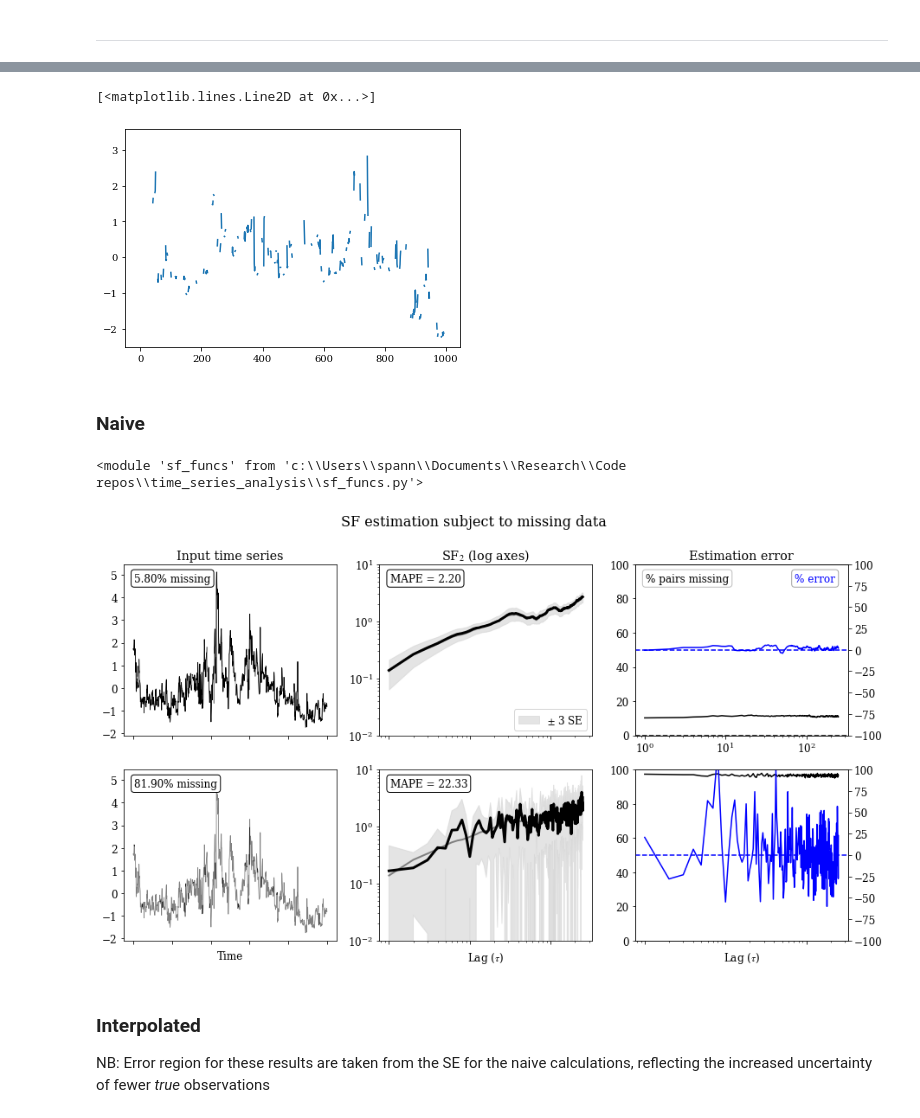
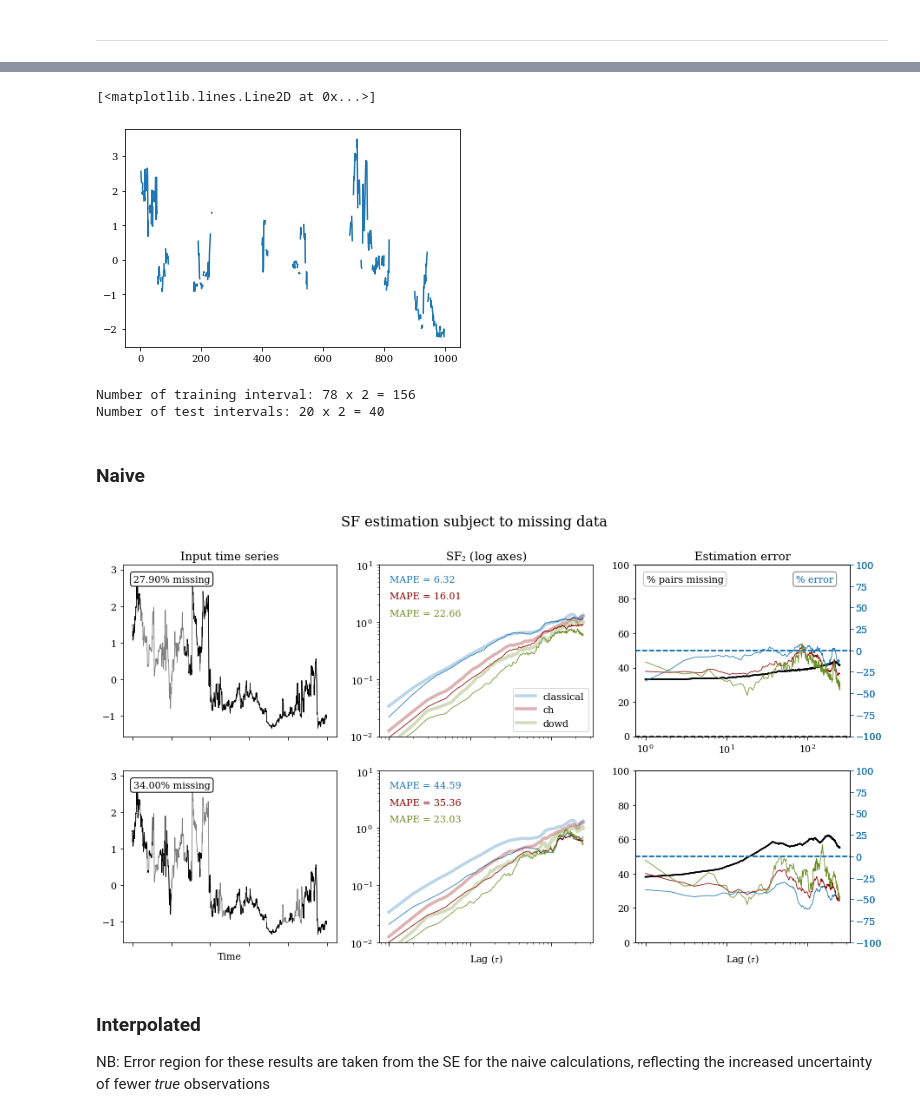
Before and after one commit to daniel-wrench/time_series_analysis, a Jupyter notebook: sf_funcs_demo.ipynb, the cells around one changed output, grey strips where cells are left out. Cells and saved outputs as stored; diff of their text form; code cells hidden in the pictures.

Commit message:
plotting multiple estimators at once, train-test split

```diff
--- a/sf_funcs_demo.ipynb
+++ b/sf_funcs_demo.ipynb
@@ -376,8 +250,8 @@ print(
 # %%
-plt.plot(all_bad_inputs_list[0][2])
+plt.plot(all_bad_inputs_list[0][1])
 # %% [output]
 [<matplotlib.lines.Line2D at 0x...>]
-[figure, old version]
+[figure, new version]
 # %%
 # Perform random train-test split
 from sklearn.model_selection import train_test_split
@@ -405,31 +279,36 @@ from sklearn.model_selection import train_test_split
     test_size=0.2,
     random_state=42,
 )
+print(
+    f"Number of training interval: {len(good_inputs_train)} x {len(bad_inputs_train[0])} = {len(good_inputs_train)*len(bad_inputs_train[0])}"
+)
+print(
+    f"Number of test intervals: {len(good_inputs_test)} x {len(bad_inputs_test[0])} = {len(good_inputs_test)*len(bad_inputs_test[0])}"
+)
+# %% [output]
+Number of training interval: 78 x 2 = 156
+Number of test intervals: 20 x 2 = 40
 # %% [markdown]
 ### Naive
-# %%
-importlib.reload(sf)
-# %% [output]
-<module 'sf_funcs' from 'c:\\Users\\spann\\Documents\\Research\\Code repos\\time_series_analysis\\sf_funcs.py'>
 # %%
 # Check results, for a given clean input
+importlib.reload(sf)
 
-input_ind = 12
-n = 2
+input_ind = 8
+n_versions_to_plot = 2
 
 sf.plot_sample(
     good_inputs_test,
     good_outputs_test,
     bad_inputs_test,
     bad_outputs_test,
     input_ind,
-    n,
+    n_versions_to_plot,
     False,
-    "sosf",
 )
 # plt.savefig("plots_local/psp_missing_effect.png")
 # %% [output]
-[figure, old version]
+[figure, new version]
 # %% [markdown]
 ### Interpolated
 NB: Error region for these results are taken from the SE for the naive calculations, reflecting the increased uncertainty of fewer *true* observations
```
Also changed, not shown: parts of 31 cells of this notebook, 3 other files.
